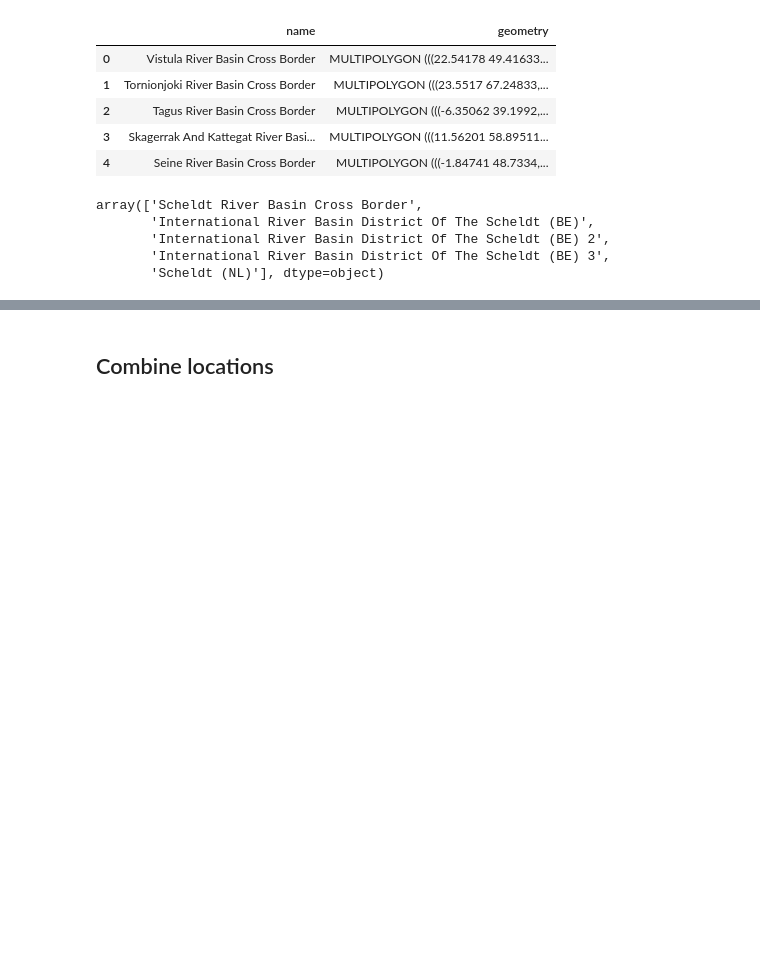
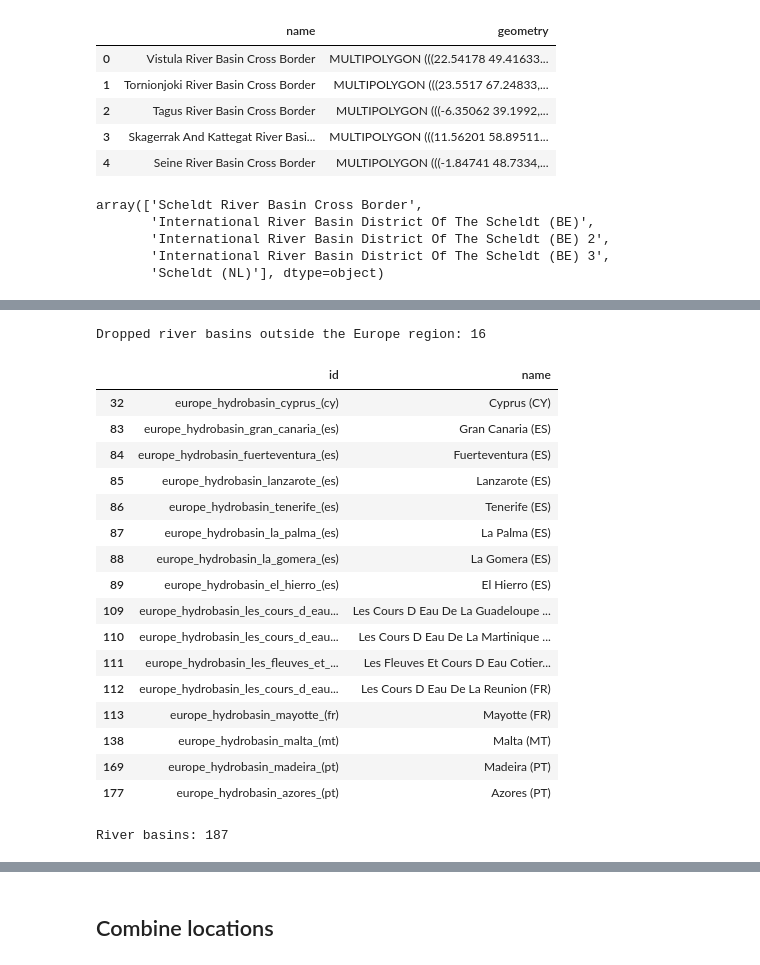
Before and after one commit to wetlands-international/wetlands-atlas, a Jupyter notebook: data-processing/notebooks/05b_europe_locations_preparations.ipynb, the cells around one changed output, grey strips where cells are left out. Cells and saved outputs as stored; diff of their text form; code cells hidden in the pictures; blank space fills up the shorter version.

```diff
--- a/data-processing/notebooks/05b_europe_locations_preparations.ipynb
+++ b/data-processing/notebooks/05b_europe_locations_preparations.ipynb
@@ -173,6 +217,36 @@ locations_basin.head()
 | 2 | europe_hydrobasin_tagus_river_bas... | Tagus River Basin Cross Border | hydro_basin | europe_basin_2 | europe | [-9.579704756720755, 38.405097364... | MULTIPOLYGON (((-6.35062 39.1992,... |
 | 3 | europe_hydrobasin_skagerrak_and_k... | Skagerrak And Kattegat River Basi... | hydro_basin | europe_basin_3 | europe | [10.892474600840083, 55.804132542... | MULTIPOLYGON (((11.56201 58.89511... |
 | 4 | europe_hydrobasin_seine_river_bas... | Seine River Basin Cross Border | hydro_basin | europe_basin_4 | europe | [-1.9968307508091663, 46.91909125... | MULTIPOLYGON (((-1.84741 48.7334,... |
+# %%
+# Only the river basins that intersect the Europe region (europe_global), so that the map layer has the same basins
+# as locations.json. Drops the outermost regions (Canary Islands, Madeira, Azores, French overseas departments),
+# Cyprus and Malta. The IDs and codes are set before this, so they don't change
+europe_region = locations_global.to_crs('EPSG:4326').union_all()
+basins_in_europe = locations_basin.intersects(europe_region)
+print(f'Dropped river basins outside the Europe region: {(~basins_in_europe).sum()}')
+display(locations_basin.loc[~basins_in_europe, ['id', 'name']])
+locations_basin = locations_basin[basins_in_europe]
+print(f'River basins: {len(locations_basin)}')
+# %% [output]
+Dropped river basins outside the Europe region: 16
+|  | id | name |
+| 32 | europe_hydrobasin_cyprus_(cy) | Cyprus (CY) |
+| 83 | europe_hydrobasin_gran_canaria_(es) | Gran Canaria (ES) |
+| 84 | europe_hydrobasin_fuerteventura_(es) | Fuerteventura (ES) |
+| 85 | europe_hydrobasin_lanzarote_(es) | Lanzarote (ES) |
+| 86 | europe_hydrobasin_tenerife_(es) | Tenerife (ES) |
+| 87 | europe_hydrobasin_la_palma_(es) | La Palma (ES) |
+| 88 | europe_hydrobasin_la_gomera_(es) | La Gomera (ES) |
+| 89 | europe_hydrobasin_el_hierro_(es) | El Hierro (ES) |
+| 109 | europe_hydrobasin_les_cours_d_eau... | Les Cours D Eau De La Guadeloupe ... |
+| 110 | europe_hydrobasin_les_cours_d_eau... | Les Cours D Eau De La Martinique ... |
+| 111 | europe_hydrobasin_les_fleuves_et_... | Les Fleuves Et Cours D Eau Cotier... |
+| 112 | europe_hydrobasin_les_cours_d_eau... | Les Cours D Eau De La Reunion (FR) |
+| 113 | europe_hydrobasin_mayotte_(fr) | Mayotte (FR) |
+| 138 | europe_hydrobasin_malta_(mt) | Malta (MT) |
+| 169 | europe_hydrobasin_madeira_(pt) | Madeira (PT) |
+| 177 | europe_hydrobasin_azores_(pt) | Azores (PT) |
+River basins: 187
 # %%
 locations_basin.to_file(VECTOR_FOLDER + '/europe_river_basins.geojson', driver='GeoJSON')
 # %%
```
Also changed, not shown: parts of 4 cells of this notebook.
